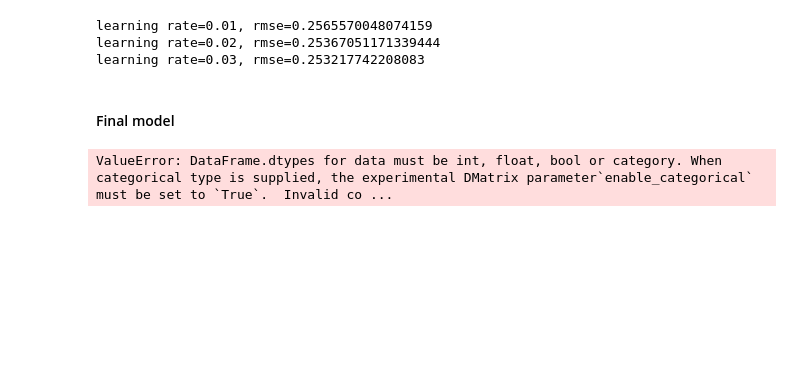
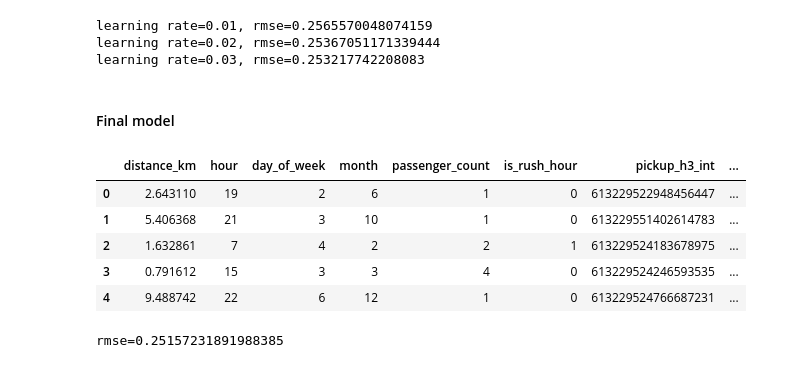
Before and after one commit to arcuellar88/midterm-project-ml-zoomcamp, a Jupyter notebook: notebook.ipynb, the cells around one changed output. Saved outputs shown, nothing was run; the diff lists cells and outputs as text; code cells hidden in the pictures; blank space fills up the shorter version.

```diff
--- a/notebook.ipynb
+++ b/notebook.ipynb
@@ -414,6 +414,10 @@ df_full_train, df_test = train_test_split(df[[
 df_full_train["pickup_h3_int"] = df_full_train["pickup_h3"].apply(lambda x: int(x, 16))
 df_full_train["dropoff_h3_int"] = df_full_train["dropoff_h3"].apply(lambda x: int(x, 16))
 df_full_train = df_full_train.drop(columns=["pickup_h3", "dropoff_h3"])
+
+df_test["pickup_h3_int"] = df_test["pickup_h3"].apply(lambda x: int(x, 16))
+df_test["dropoff_h3_int"] = df_test["dropoff_h3"].apply(lambda x: int(x, 16))
+df_test = df_test.drop(columns=["pickup_h3", "dropoff_h3"])
 
 df_train, df_val = train_test_split(df_full_train, test_size=0.25, random_state=1)
 
@@ -683,6 +705,15 @@ learning rate=0.02, rmse=0.25367051171339444
 learning rate=0.03, rmse=0.253217742208083
 # %% [markdown]
 #### Final model
+# %%
+df_test.head()
+# %% [output]
+|  | distance_km | hour | day_of_week | month | passenger_count | is_rush_hour | pickup_h3_int | ... |
+| 0 | 2.643110 | 19 | 2 | 6 | 1 | 0 | 613229522948456447 | ... |
+| 1 | 5.406368 | 21 | 3 | 10 | 1 | 0 | 613229551402614783 | ... |
+| 2 | 1.632861 | 7 | 4 | 2 | 2 | 1 | 613229524183678975 | ... |
+| 3 | 0.791612 | 15 | 3 | 3 | 4 | 0 | 613229524246593535 | ... |
+| 4 | 9.488742 | 22 | 6 | 12 | 1 | 0 | 613229524766687231 | ... |
 # %%
 model = XGBRegressor(
         n_estimators=400,
@@ -697,6 +728,6 @@ model = XGBRegressor(
 model.fit(df_full_train, y_full_train)
 preds = model.predict(df_test)
 rmse = np.sqrt(mean_squared_error(y_test, preds))
-print(f"learning rate={lr}, rmse={rmse}")
+print(f"rmse={rmse}")
 # %% [output]
-ValueError: DataFrame.dtypes for data must be int, float, bool or category. When categorical type is supplied, the experimental DMatrix parameter`enable_categorical` must be set to `True`.  Invalid co ...
+rmse=0.25157231891988385
```
Also changed, not shown: parts of 9 cells of this notebook, 4 other files.
